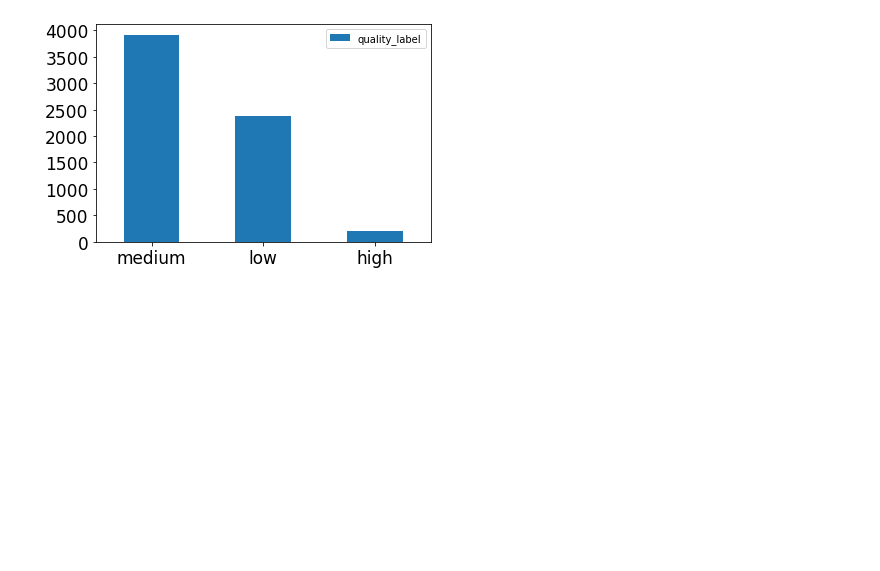
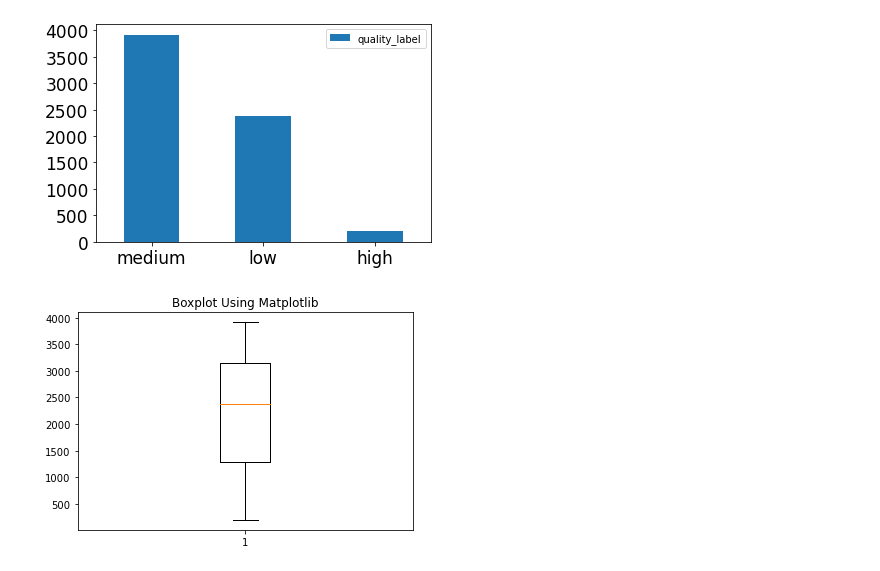
Before and after one commit to Jacopo-Spadon/Wine-not, a Jupyter notebook: Wine not data Wrangling.ipynb, the cells around one changed output. Saved outputs shown, nothing was run; the diff lists cells and outputs as text; code cells hidden in the pictures; blank space fills up the shorter version.

Commit message:
Boxplot plt

```diff
--- a/Wine not data Wrangling.ipynb
+++ b/Wine not data Wrangling.ipynb
@@ -125,6 +125,14 @@ quality.plot(y="quality_label", kind="bar", rot=0, fontsize=17)
 [figure]
 [figure]
 [figure]
+# %%
+# Boxplot Using Matplotlib
+
+plt.boxplot(quality)
+plt.title("Boxplot Using Matplotlib")
+plt.show()
+# %% [output]
+[figure, added]
 # %%
 # Scarter plot + Regretion of:
 # 1. Quality/solphites
```
